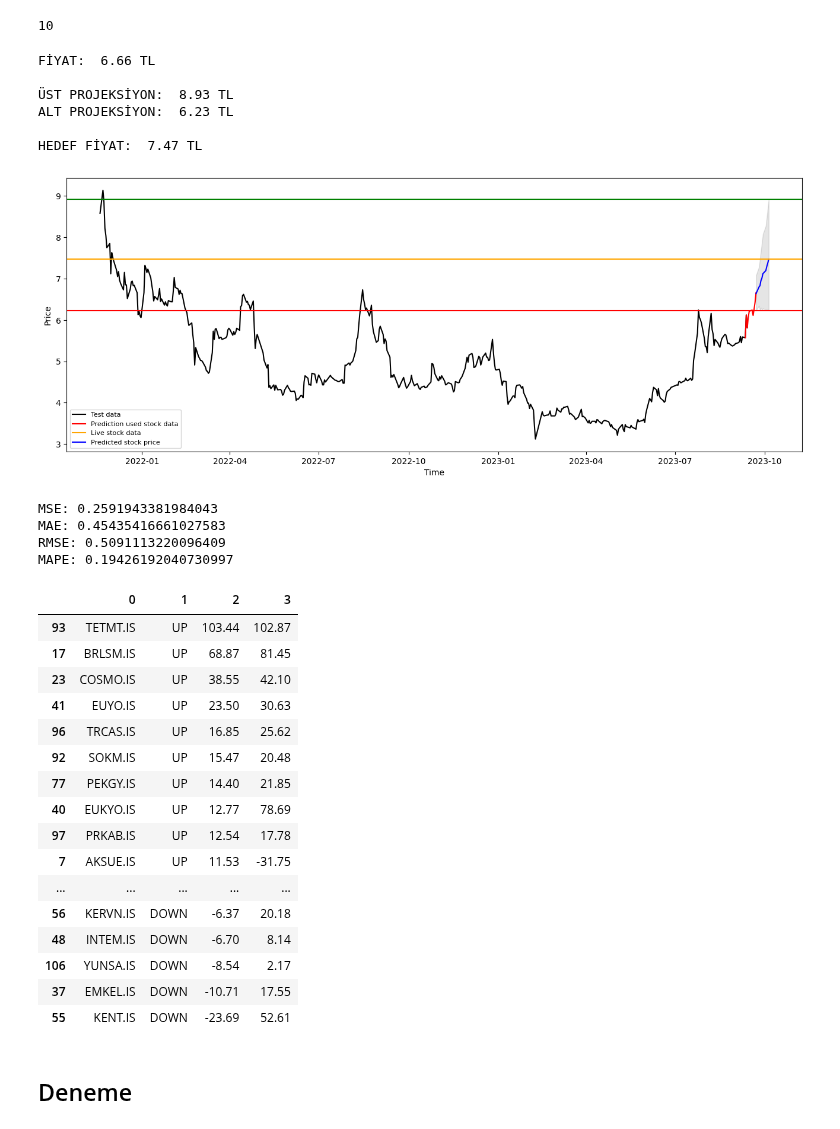
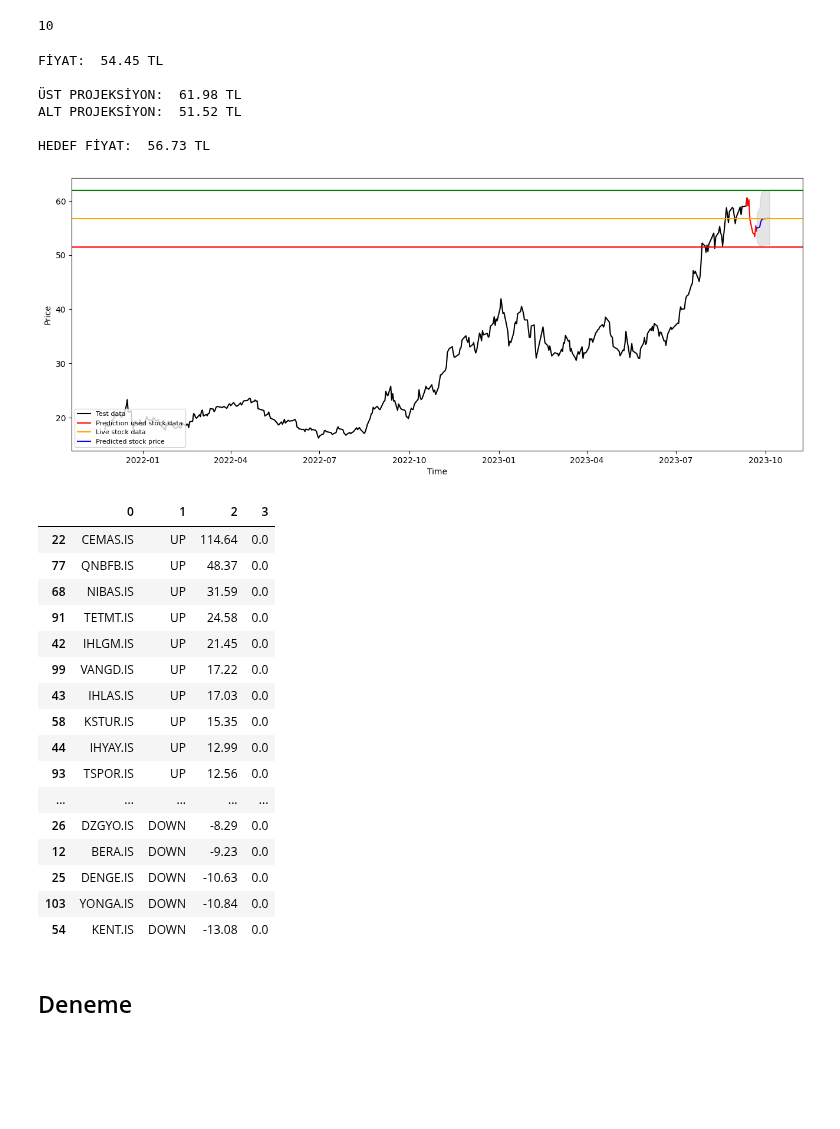
Before and after one commit to erendagasan/Eren-Dagasan-Personal, a Jupyter notebook: ARIMA-14.09.2023.ipynb, the cells around one changed output. Saved outputs shown, nothing was run; the diff lists cells and outputs as text; code cells hidden in the pictures; blank space fills up the shorter version.

```diff
--- a/ARIMA-14.09.2023.ipynb
+++ b/ARIMA-14.09.2023.ipynb
@@ -18,7 +18,7 @@ import math
 import yfinance as yf
 pd.set_option('display.max_rows', 200)
 
-stock = "thyao.IS"
+stock = "TCELL.IS"
 
 dateparse = lambda dates: pd.datetime.strptime(dates, '%Y-%m-%d')
 stock_data = yf.download(stock, start="2006-01-01", end="2023-09-14")
@@ -64,8 +64,8 @@ Best ARIMA Order: (1, 1, 1)
 from statsmodels.tsa.arima.model import ARIMA
 from datetime import datetime, timedelta
 
-start="2023-08-01"
-end="2023-08-15"
+start="2023-09-10"
+end="2023-09-23"
 
 stock_data = yf.download(stock, start=start, end=end, progress=False)
 new_date_index = stock_data.index + pd.Timedelta(days=(pd.Timestamp(end)-pd.Timestamp(start)+pd.Timedelta(1)).days)
@@ -133,20 +133,19 @@ print("ALT PROJEKSİYON: ", round(np.exp(conf.iloc[:, 0].min()), 2), "TL\n")
 print("HEDEF FİYAT: ", round(np.exp(fc.iloc[-1]),2), "TL\n")
 plt.axhline(round(np.exp(fc.iloc[-1]),2), color="orange")
 
-
 plt.xlabel('Time')
 plt.ylabel('Price')
 
 plt.legend(loc='lower left', fontsize=8)
 plt.show()
 # %% [output]
-FİYAT:  6.66 TL
+FİYAT:  54.45 TL
 
-ÜST PROJEKSİYON:  8.93 TL
-ALT PROJEKSİYON:  6.23 TL
+ÜST PROJEKSİYON:  61.98 TL
+ALT PROJEKSİYON:  51.52 TL
 
-HEDEF FİYAT:  7.47 TL
+HEDEF FİYAT:  56.73 TL
-[figure, old version]
+[figure, new version]
 # %%
 model = ARIMA(train_data, order=best_order)
 fitted = model.fit()
@@ -187,11 +186,6 @@ rmse = math.sqrt(mean_squared_error(test_data, fc))
 print('RMSE: '+str(rmse))
 mape = np.mean(np.abs(fc.to_numpy() - test_data)/np.abs(test_data))
 print('MAPE: '+str(mape))
-# %% [output]
-MSE: 0.2591943381984043
-MAE: 0.45435416661027583
-RMSE: 0.5091113220096409
-MAPE: 0.19426192040730997
 # %%
 import requests
 from bs4 import BeautifulSoup
@@ -285,62 +279,76 @@ from sklearn.metrics import mean_squared_error, mean_absolute_error
 import math
 import yfinance as yf
 import ast
+from datetime import datetime, timedelta
 
 order_df = pd.read_excel("XUTUM_ORDERS.xls")
-
 result_df = pd.DataFrame()
 
 for stock in order_df["STOCK"].unique():
-  #print(stock)
   best_order = order_df[order_df["STOCK"] == stock]["BEST ORDER"]
-  start="2023-08-01"
-  end="2023-08-15"
+  start="2023-09-10"
+  end="2023-09-23"
 
   stock_data = yf.download(stock, start=start, end=end, progress=False)
-  new_date_index = stock_data.index + pd.Timedelta(days=(pd.Timestamp(end)-pd.Timestamp(start)+pd.Timedelta(1)).days)
 
   model = ARIMA(np.log(stock_data["Close"]), order=ast.literal_eval(best_order.values[0]))
   fitted = model.fit()
 
   forecast_results = fitted.get_forecast(steps=len(stock_data), alpha=0.05)
 
   fc = forecast_results.predicted_mean
   conf = forecast_results.conf_int()
 
   fc_series = pd.Series(fc, index=stock_data.index)
   lower_series = pd.DataFrame([new_date_index, conf.iloc[:, 0]]).T
 
   last_predict = np.exp(fc.iloc[-1])
   first_predict = np.exp((fc.iloc[0]))
 
-  period_change = round(((stock_data["Close"].iloc[-1] - stock_data["Close"].iloc[0]) / stock_data["Close"].iloc[0]) * 100, 2)
+  new_end_date = pd.Timestamp(end)
+  weekdays_added = 0
+  while weekdays_added < 10:
+      new_end_date += pd.Timedelta(days=1)
+      if new_end_date.weekday() < 5:
+          weekdays_added += 1
+
+  end_date = datetime.strptime(end, "%Y-%m-%d")
+  while end_date.weekday() >= 5:
+      end_date -= timedelta(days=1)
+
+  stock_data = yf.download(stock, start=end_date, end=new_end_date.strftime("%Y-%m-%d"), progress=False)
+
+  if stock_data.empty != True or len(stock_data) == 1:
+    period_change = round(((stock_data["Close"].iloc[-1] - stock_data["Close"].iloc[0]) / stock_data["Close"].iloc[0]) * 100, 2)
+  else:
+    period_change = "FUTURE"
 
   if (last_predict > ((first_predict) + ((first_predict)*0.5/100))):
     result_df = pd.concat([result_df, pd.DataFrame([[stock, "UP", round(((last_predict - first_predict) / first_predict) * 100, 2), period_change]])])
   if ((last_predict + (last_predict*0.5/100)) < (first_predict)):
     result_df = pd.concat([result_df, pd.DataFrame([[stock, "DOWN", round(((last_predict - first_predict) / first_predict) * 100, 2), period_change]])])
 
 result_df.reset_index(drop=True, inplace=True)
 result_df = result_df.sort_values(by=2, ascending=False)
 result_df
 # %% [output]
 |  | 0 | 1 | 2 | 3 |
-| 93 | TETMT.IS | UP | 103.44 | 102.87 |
-| 17 | BRLSM.IS | UP | 68.87 | 81.45 |
-| 23 | COSMO.IS | UP | 38.55 | 42.10 |
-| 41 | EUYO.IS | UP | 23.50 | 30.63 |
-| 96 | TRCAS.IS | UP | 16.85 | 25.62 |
-| 92 | SOKM.IS | UP | 15.47 | 20.48 |
-| 77 | PEKGY.IS | UP | 14.40 | 21.85 |
-| 40 | EUKYO.IS | UP | 12.77 | 78.69 |
-| 97 | PRKAB.IS | UP | 12.54 | 17.78 |
-| 7 | AKSUE.IS | UP | 11.53 | -31.75 |
+| 22 | CEMAS.IS | UP | 114.64 | 0.0 |
+| 77 | QNBFB.IS | UP | 48.37 | 0.0 |
+| 68 | NIBAS.IS | UP | 31.59 | 0.0 |
+| 91 | TETMT.IS | UP | 24.58 | 0.0 |
+| 42 | IHLGM.IS | UP | 21.45 | 0.0 |
+| 99 | VANGD.IS | UP | 17.22 | 0.0 |
+| 43 | IHLAS.IS | UP | 17.03 | 0.0 |
+| 58 | KSTUR.IS | UP | 15.35 | 0.0 |
+| 44 | IHYAY.IS | UP | 12.99 | 0.0 |
+| 93 | TSPOR.IS | UP | 12.56 | 0.0 |
 | ... | ... | ... | ... | ... |
-| 56 | KERVN.IS | DOWN | -6.37 | 20.18 |
-| 48 | INTEM.IS | DOWN | -6.70 | 8.14 |
-| 106 | YUNSA.IS | DOWN | -8.54 | 2.17 |
-| 37 | EMKEL.IS | DOWN | -10.71 | 17.55 |
-| 55 | KENT.IS | DOWN | -23.69 | 52.61 |
+| 26 | DZGYO.IS | DOWN | -8.29 | 0.0 |
+| 12 | BERA.IS | DOWN | -9.23 | 0.0 |
+| 25 | DENGE.IS | DOWN | -10.63 | 0.0 |
+| 103 | YONGA.IS | DOWN | -10.84 | 0.0 |
+| 54 | KENT.IS | DOWN | -13.08 | 0.0 |
 # %% [markdown]
 ## Deneme
 # %%
```
Also changed, not shown: parts of 1 cell of this notebook.
